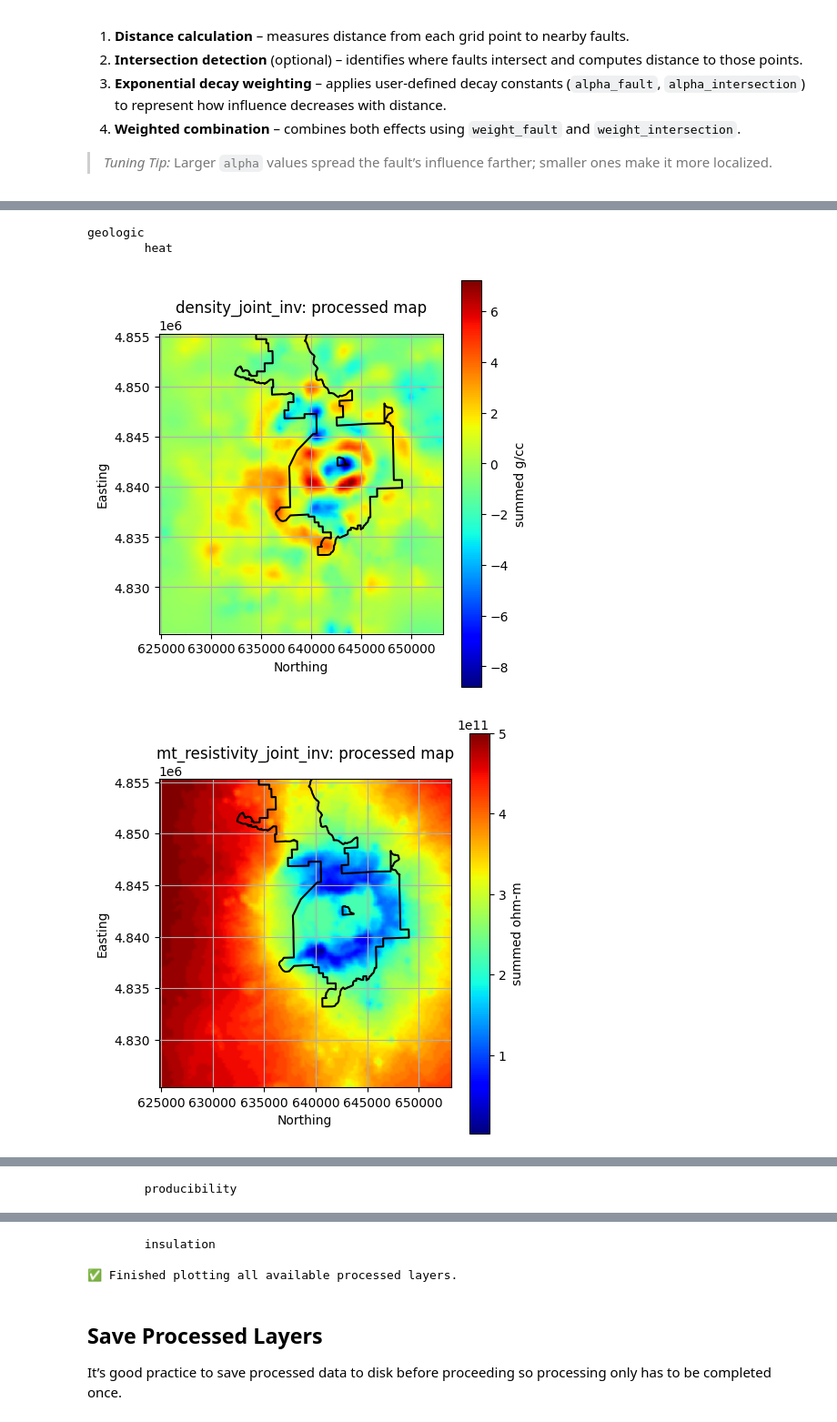
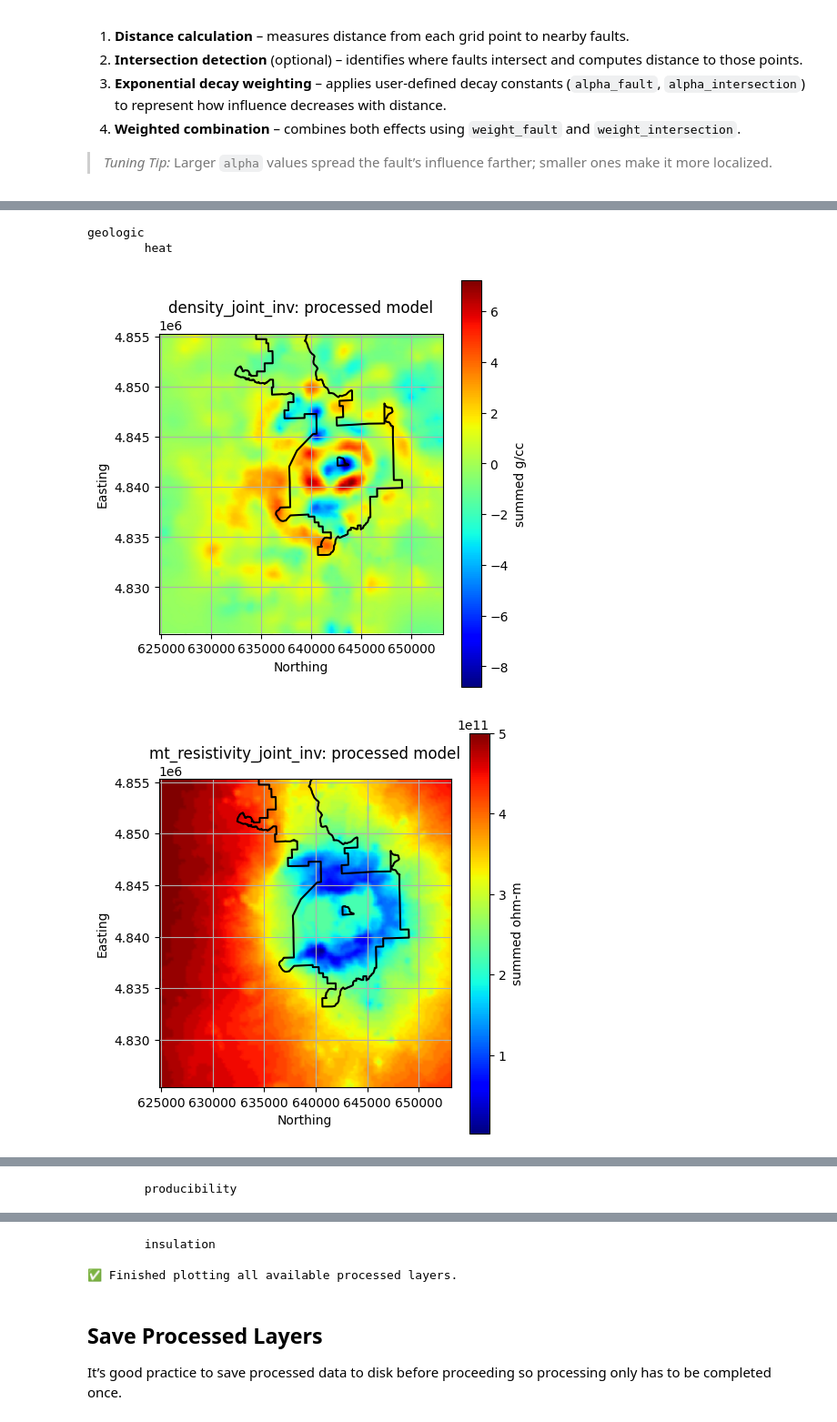
Before and after one commit to NREL/geoPFA, a Jupyter notebook: examples/Newberry/2D/notebooks/1-processing_superhot_egs_newberry_geopfa.ipynb, the cells around one changed output, grey strips where cells are left out. Shown at 91% size. Saved outputs shown, nothing was run; the diff lists cells and outputs as text; code cells hidden in the pictures.

```diff
--- a/examples/Newberry/2D/notebooks/1-processing_superhot_egs_newberry_geopfa.ipynb
+++ b/examples/Newberry/2D/notebooks/1-processing_superhot_egs_newberry_geopfa.ipynb
@@ -436,10 +436,10 @@ pfa = Processing.point_density(pfa, criteria='geologic', component='insulation',
 
 # Filter extreme densities
 for comp in ["heat", "producibility", "insulation"]:
-    gdf = pfa["criteria"]["geologic"]["components"][comp]["layers"]["earthquakes"]["map"]
-    col = pfa["criteria"]["geologic"]["components"][comp]["layers"]["earthquakes"]["map_data_col"]
+    gdf = pfa["criteria"]["geologic"]["components"][comp]["layers"]["earthquakes"]["model"]
+    col = pfa["criteria"]["geologic"]["components"][comp]["layers"]["earthquakes"]["model_data_col"]
     filtered = Cleaners.filter_geodataframe(gdf, col, quantile=0.9)
-    pfa["criteria"]["geologic"]["components"][comp]["layers"]["earthquakes"]["map"] = filtered
+    pfa["criteria"]["geologic"]["components"][comp]["layers"]["earthquakes"]["model"] = filtered
 # %% [output]
 A value is trying to be set on a copy of a slice from a DataFrame
 
@@ -488,10 +488,10 @@ pfa = Processing.process_faults(
 component = "producibility"
 layer = "faults_newberry"
 
-# Note we now grab the processed data from its "map" locations
-gdf = pfa["criteria"][criteria]["components"][component]["layers"][layer]["map"]
-col = pfa["criteria"][criteria]["components"][component]["layers"][layer]["map_data_col"]
-units = pfa["criteria"][criteria]["components"][component]["layers"][layer]["map_units"]
+# Note we now grab the processed data from its "model" locations
+gdf = pfa["criteria"][criteria]["components"][component]["layers"][layer]["model"]
+col = pfa["criteria"][criteria]["components"][component]["layers"][layer]["model_data_col"]
+units = pfa["criteria"][criteria]["components"][component]["layers"][layer]["model_units"]
 title = f"{layer}: raw data"
 
 GeospatialDataPlotters.geo_plot(gdf, col, units, title, markersize=2, figsize=(5, 5))
@@ -500,35 +502,35 @@ GeospatialDataPlotters.geo_plot(gdf, col, units, title, markersize=2, figsize=(5
 # %%
 for criteria, crit_data in pfa["criteria"].items():
     print(criteria)
     plotted_layers = []
 
     for component, comp_data in crit_data["components"].items():
         print(f"\t{component}")
 
         for layer, layer_data in comp_data["layers"].items():
             if layer in plotted_layers:
                 continue
 
             # Skip if no processed model exists
-            if "map" not in layer_data or layer_data["map"] is None:
-                print(f"\t\t⚠️ Skipping {layer}: no processed 'map' found.")
+            if "model" not in layer_data or layer_data["model"] is None:
+                print(f"\t\t⚠️ Skipping {layer}: no processed 'model' found.")
                 continue
 
-            gdf = layer_data["map"]
-            col = layer_data.get("map_data_col")
-            units = layer_data.get("map_units", "None")
-            title = f"{layer}: processed map"
+            gdf = layer_data["model"]
+            col = layer_data.get("model_data_col")
+            units = layer_data.get("model_units", "None")
+            title = f"{layer}: processed model"
 
             # Plot in 3D
             GeospatialDataPlotters.geo_plot(
                 gdf, col, units, title, area_outline=outline, extent=extent, markersize=0.75, figsize=(5, 5)
             )
 
             plotted_layers.append(layer)
 
 print("\n✅ Finished plotting all available processed layers.")
 # %% [output]
 geologic
         heat
-[figure, old version]
+[figure, new version]
-[figure, old version]
+[figure, new version]
```
Also changed, not shown: parts of 7 cells of this notebook, 5 other files.
